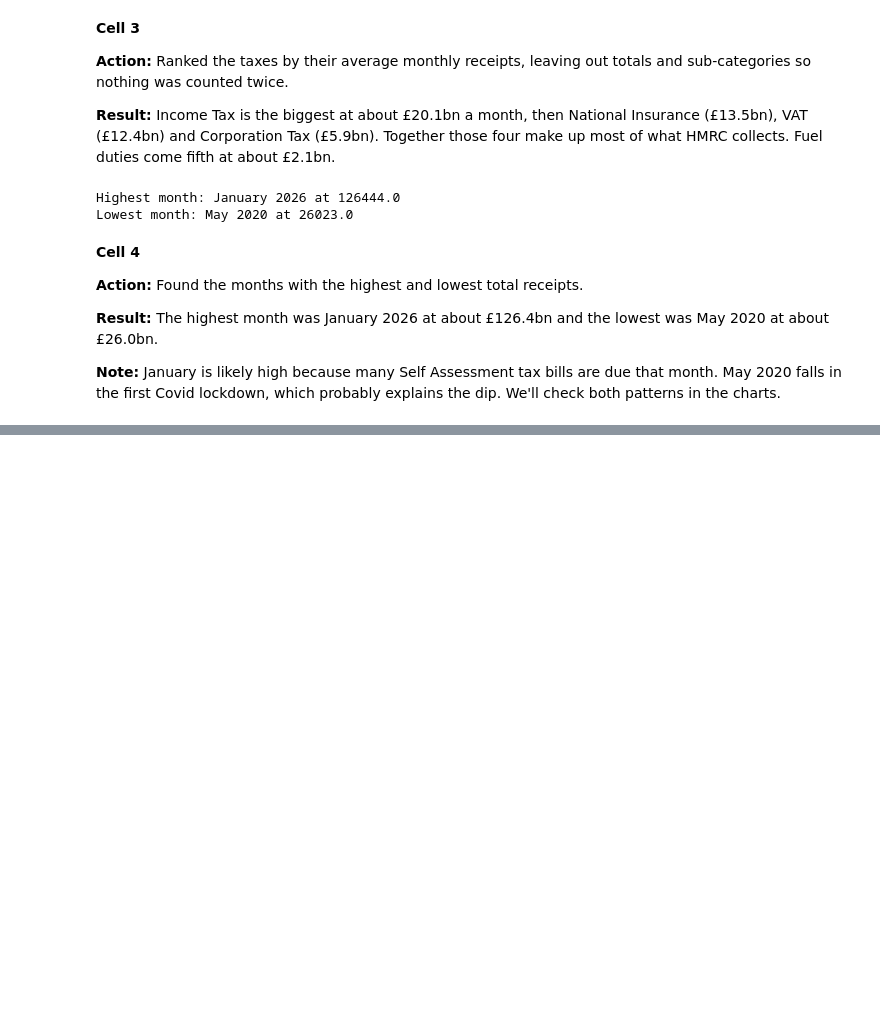
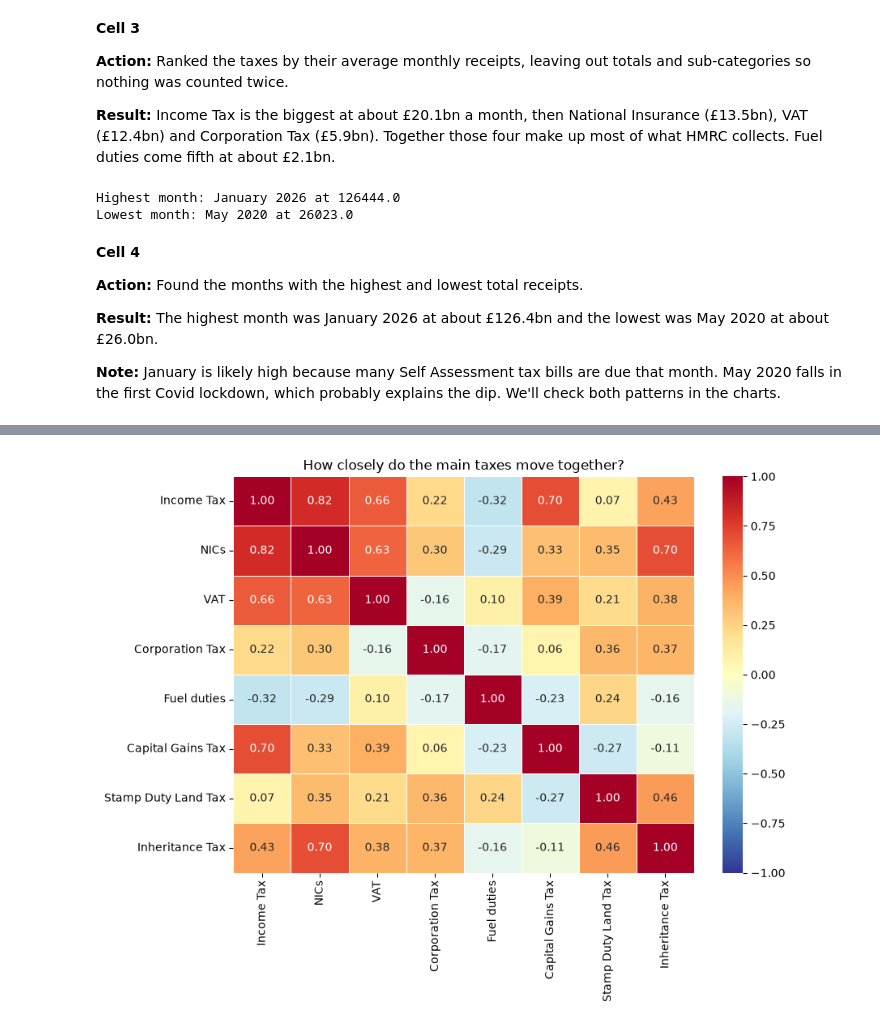
Before and after one commit to hemacbaker-byte/hmrc-tax-analysis, a Jupyter notebook: notebooks/02_eda.ipynb, the cells around one changed output, grey strips where cells are left out. Cells and saved outputs as stored; diff of their text form; code cells hidden in the pictures; blank space fills up the shorter version.

```diff
--- a/notebooks/02_eda.ipynb
+++ b/notebooks/02_eda.ipynb
@@ -102,0 +258,27 @@ Lowest month: May 2020 at 26023.0
+# %%
+# Cell 8
+# Pick eight important taxes to compare
+tax_list = ["Income Tax", "National Insurance Contributions", "Value Added Tax",
+            "Corporation Tax", "Hydrocarbon Oil (Fuel duties)", "Capital Gains Tax",
+            "Stamp Duty Land Tax", "Inheritance Tax"]
+
+# Work out how strongly each pair of taxes moves together
+corr = df[tax_list].corr() #calculates the correlation matrix for the selected taxes, showing how strongly each pair of taxes moves together
+
+# Use the shorter names so the labels fit (function from Cell 1)
+corr = shorten_tax_names(corr)
+
+# Make the chart square-ish so the boxes look even
+plt.figure(figsize=(9, 7))
+
+# Draw the heatmap: annot=True writes the score in each box
+# vmin and vmax fix the colour scale from -1 to +1, red = move together, blue = move apart
+sns.heatmap(corr, annot=True, fmt=".2f", cmap="RdYlBu_r",
+            vmin=-1, vmax=1, linewidths=0.5) #this code draws the heatmap, with the correlation scores written in each box, and the colour scale fixed from -1 to +1, where red means the taxes move together and blue means they move apart
+
+# Add a title and tidy the spacing
+plt.title("How closely do the main taxes move together?")
+plt.tight_layout()
+plt.show()
+# %% [output]
+[figure, added]
```
Also changed, not shown: parts of 16 cells of this notebook, 1 other file.
